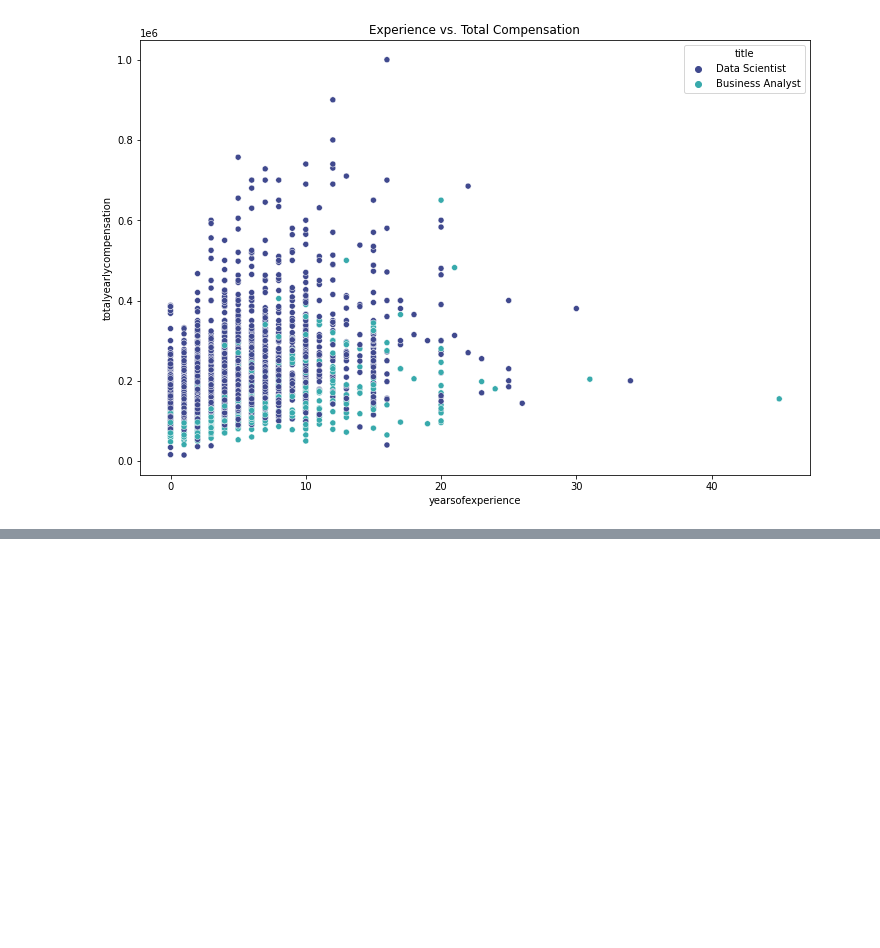
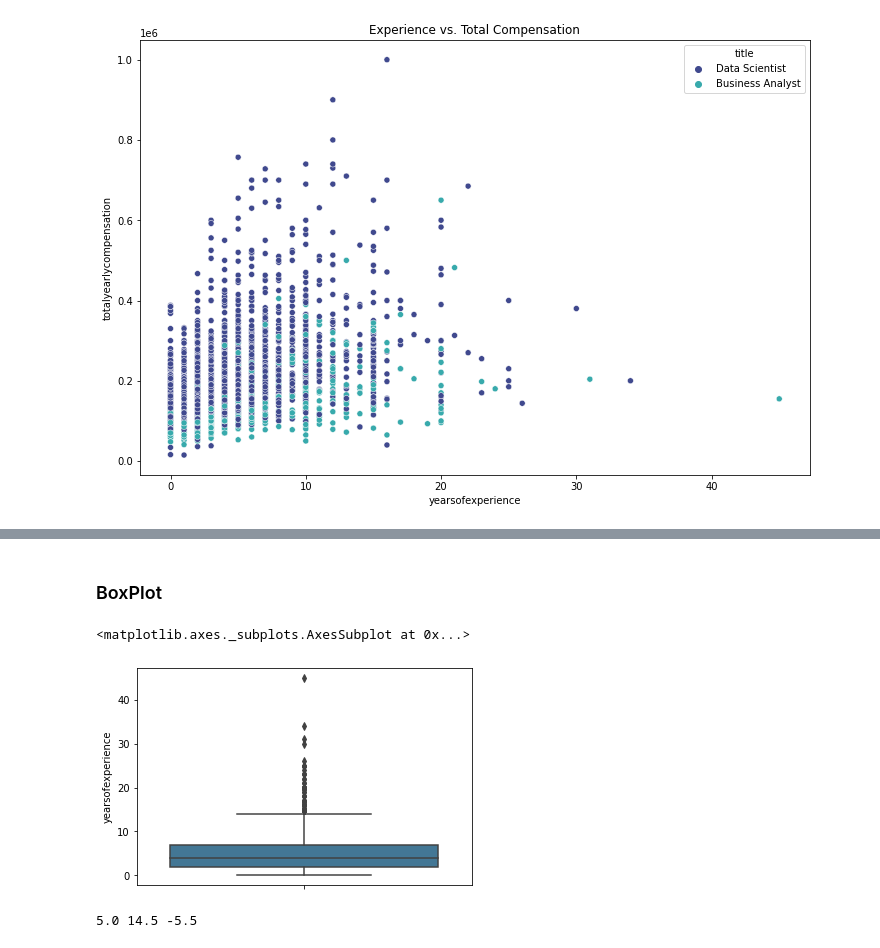
Before and after one commit to cllanesgit/GroupProject, a Jupyter notebook: Data_Science_Salary_Machine_Learning_Model.ipynb, the cells around one changed output, grey strips where cells are left out. Saved outputs shown, nothing was run; the diff lists cells and outputs as text; code cells hidden in the pictures; blank space fills up the shorter version.

```diff
--- a/Data_Science_Salary_Machine_Learning_Model.ipynb
+++ b/Data_Science_Salary_Machine_Learning_Model.ipynb
@@ -207,4 +187,0 @@ As noted, there are different spellings for each company. We will try our best t
-# %%
-# Converts all lowercase characters into uppercase characters
-ml_df['company'] = ml_df['company'].str.strip().str.upper()
-ml_df['company']
@@ -224,4 +187,0 @@ Name: company, Length: 50690, dtype: object
-# %%
-# Remove any extra spaces
-ml_df['company']= ml_df['company'].replace(r'\s+', ' ', regex=True)
-ml_df['company']
@@ -241,4 +187,0 @@ Name: company, Length: 50690, dtype: object
-# %%
-ml_df['company'] = ml_df['company'].str.replace(' LLC', '').str.replace('.ORG', '').str.replace(' LTD', '').str.replace(' CORPORATION', '').str.replace(' INC', '')
-ml_df['company'] = ml_df['company'].str.replace(' MEDIA', '').str.replace(' GROUP', '').str.replace(' TECHNOLOGY', '').str.replace(' TECHNOLOGIES', '').str.strip()
-ml_df.head()
@@ -422,0 +254,25 @@ plt.show()
+# %% [markdown]
+### BoxPlot
+# %%
+# From the years of experience scatter plot we see that there are some outliers
+sns.boxplot(data = ml_df, y = "yearsofexperience",palette = "mako")
+# %% [output]
+<matplotlib.axes._subplots.AxesSubplot at 0x...>
+[figure, added]
+# %%
+# finding the 1st quartile
+q1 = np.quantile(ml_df.yearsofexperience, 0.25)
+
+# finding the 3rd quartile
+q3 = np.quantile(ml_df.yearsofexperience, 0.75)
+med = np.median(ml_df.yearsofexperience)
+
+# finding the iqr region
+iqr = q3-q1
+
+# finding upper and lower whiskers
+upper_bound = q3+(1.5*iqr)
+lower_bound = q1-(1.5*iqr)
+print(iqr, upper_bound, lower_bound)
+# %% [output]
+5.0 14.5 -5.5
```
Also changed, not shown: parts of 46 cells of this notebook.
